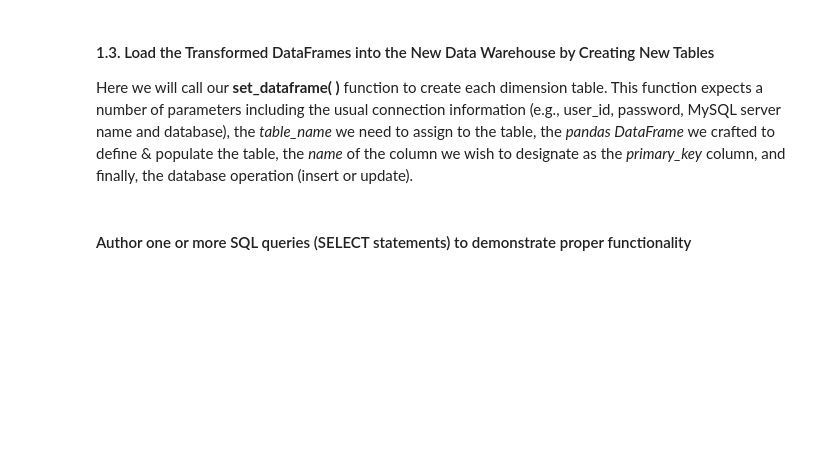
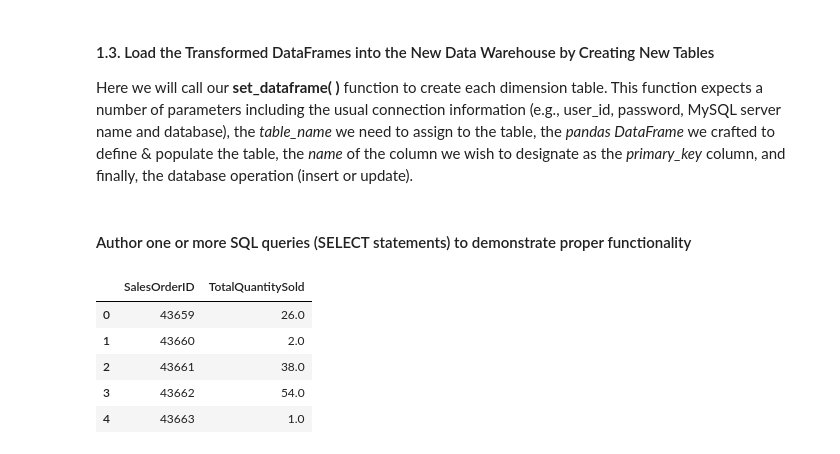
Before and after one commit to mlau239/DS_Project1, a Jupyter notebook: Project 1.ipynb, the cells around one changed output. Cells and saved outputs as stored; diff of their text form; code cells hidden in the pictures; blank space fills up the shorter version.

```diff
--- a/Project 1.ipynb
+++ b/Project 1.ipynb
@@ -235,4 +235,22 @@ for table_name, dataframe, primary_key in fact_table:
     set_dataframe(user_id, pwd, host_name, dst_dbname, dataframe, table_name, primary_key, db_operation)
 # %% [markdown]
 ####  Author one or more SQL queries (SELECT statements) to demonstrate proper functionality
+# %%
+sql_order_quantity = """
+    SELECT
+        adventureworks_dw.dim_sales.SalesOrderID, SUM(adventureworks_dw.dim_sales.OrderQty) AS TotalQuantitySold
+    FROM
+        adventureworks_dw.dim_sales
+    GROUP BY
+        dim_sales.SalesOrderID;
+"""
+df_order_quantity = get_dataframe(user_id, pwd, host_name, dst_dbname, sql_order_quantity)
+df_order_quantity.head()
+# %% [output]
+|  | SalesOrderID | TotalQuantitySold |
+| 0 | 43659 | 26.0 |
+| 1 | 43660 | 2.0 |
+| 2 | 43661 | 38.0 |
+| 3 | 43662 | 54.0 |
+| 4 | 43663 | 1.0 |
 # %%
```
Also changed, not shown: parts of 1 cell of this notebook.
